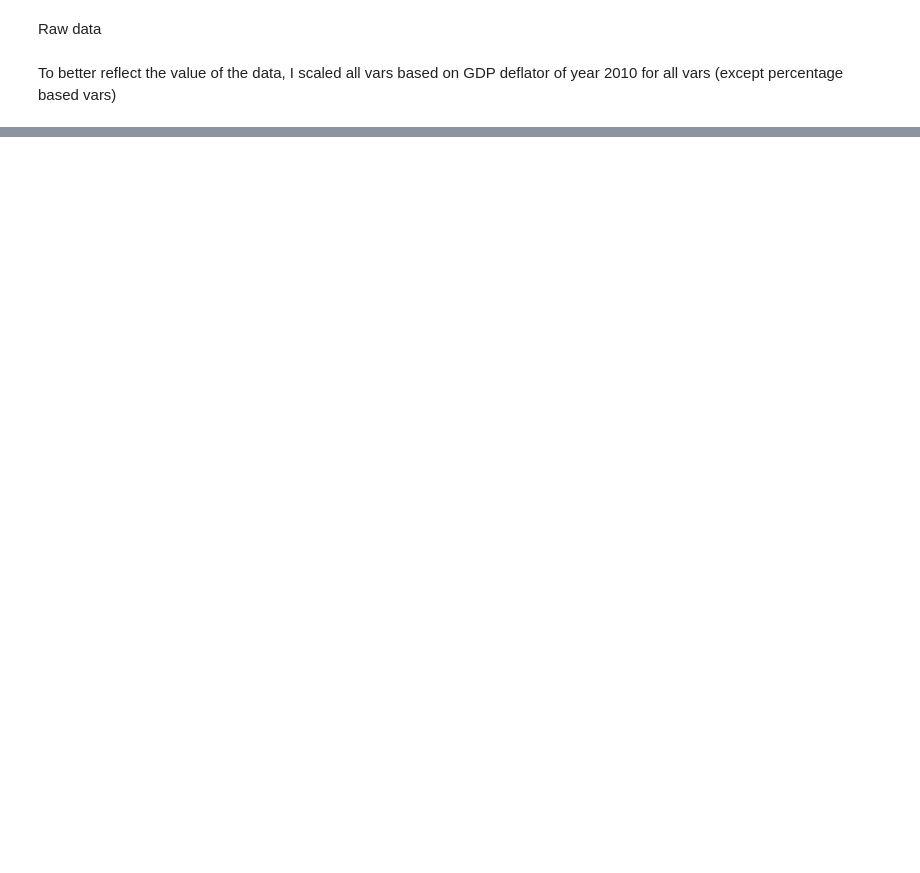
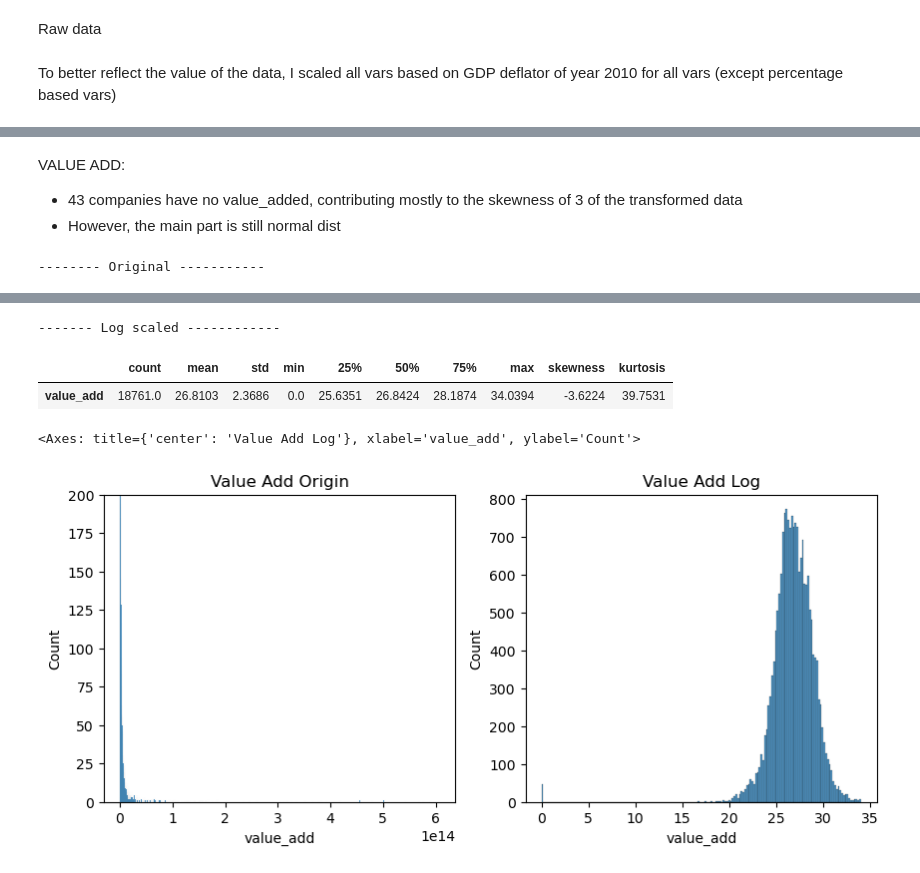
Before and after one commit to PeterDingVN/ML-Finance-VietnameseListedFirms, a Jupyter notebook: Main_work.ipynb, the cells around one changed output, grey strips where cells are left out. Cells and saved outputs as stored; diff of their text form; code cells hidden in the pictures; blank space fills up the shorter version.

Commit message:
New lines in Main_work.ipynb

```diff
--- a/Main_work.ipynb
+++ b/Main_work.ipynb
@@ -62,0 +90,27 @@ ROE
+# %% [markdown]
+VALUE ADD:
++ 43 companies have no value_added, contributing mostly to the skewness of 3 of the transformed data
++ However, the main part is still normal dist
+# %%
+# Value added
+df_valad = df_rev.copy()
+df_valad['value_add'] = df_valad['revenue'] -df_valad['cogs'] -df_valad['sales_cost'] -df_valad['admin_cost']
+df_valad.drop(columns = ['revenue', 'cogs', 'sales_cost', 'admin_cost'], inplace=True)
+
+print('-------- Original -----------')
+display(eda_describe(df_valad.drop(columns='year'))[-1:])
+print('------- Log scaled ------------')
+df_valad_log = df_valad.copy()
+df_valad_log['value_add'] = df_valad_log['value_add'].apply(
+    lambda x: np.log(x+1) if x > 0 else np.log(1)
+)
+display(eda_describe(df_valad_log.drop(columns='year'))[-1:])
+    # Chart
+f, ax = plt.subplots(1,2, figsize=(10,4))
+ax[0].set_title('Value Add Origin')
+ax[0].set_ylim(top=200)
+sns.histplot(x=df_valad['value_add'], ax=ax[0])
+ax[1].set_title('Value Add Log')
+sns.histplot(x=df_valad_log['value_add'], ax=ax[1])
+# %% [output]
+-------- Original -----------
@@ -62,0 +119,5 @@ ROE
+------- Log scaled ------------
+|  | count | mean | std | min | 25% | 50% | 75% | max | skewness | kurtosis |
+| value_add | 18761.0 | 26.8103 | 2.3686 | 0.0 | 25.6351 | 26.8424 | 28.1874 | 34.0394 | -3.6224 | 39.7531 |
+<Axes: title={'center': 'Value Add Log'}, xlabel='value_add', ylabel='Count'>
+[figure, added]
```
Also changed, not shown: parts of 14 cells of this notebook, 4 other files.
